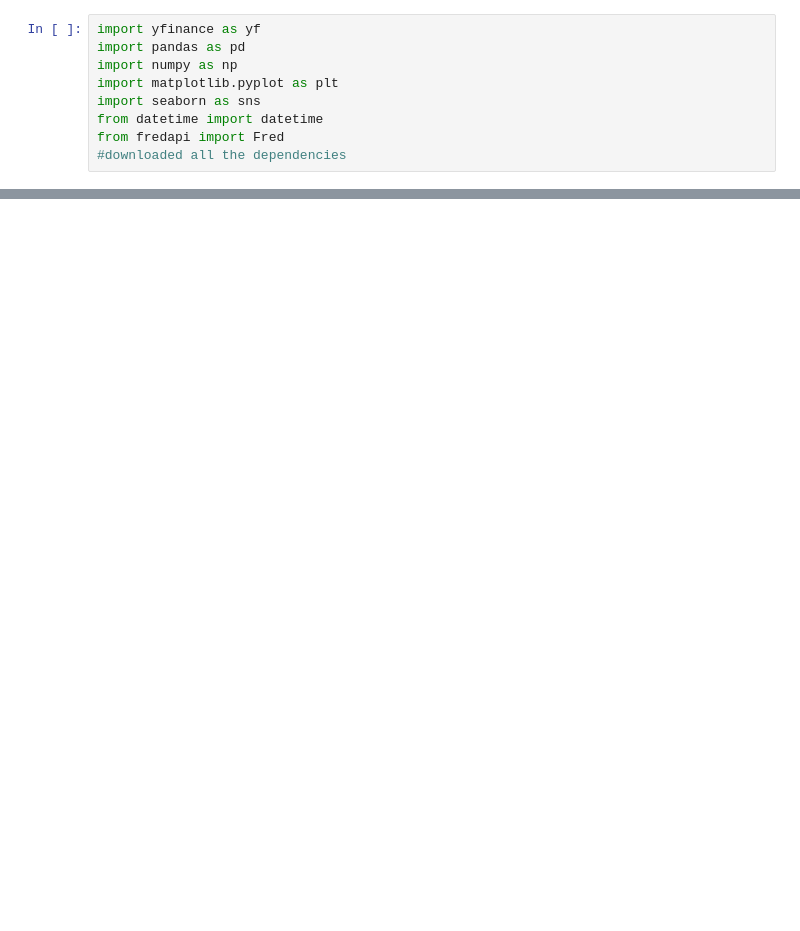
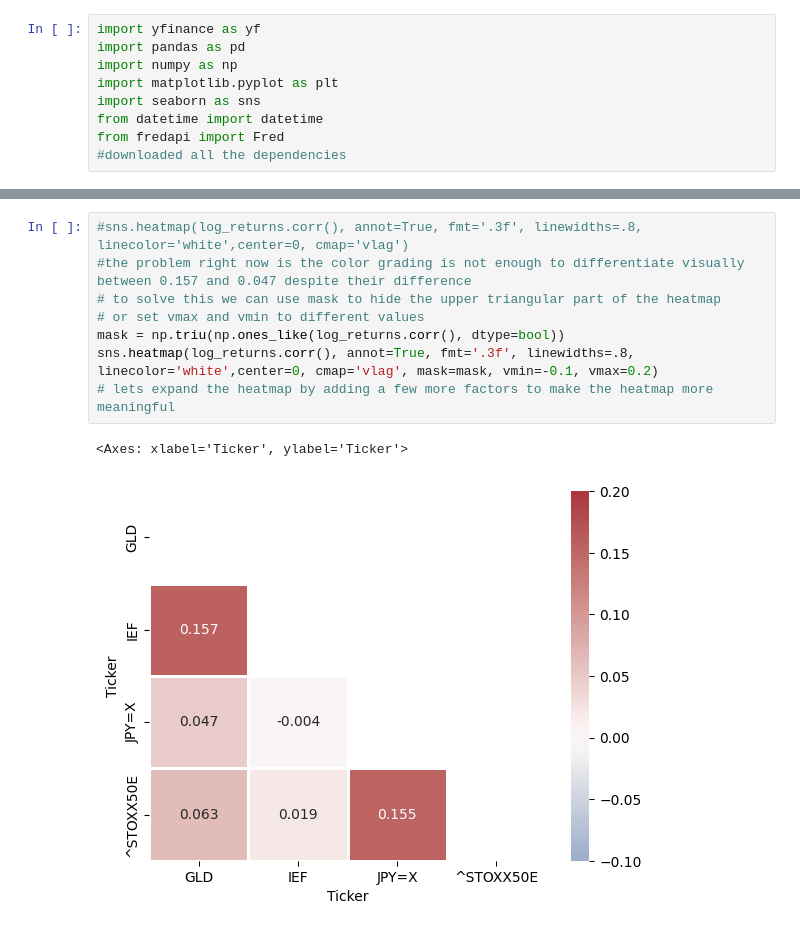
Before and after one commit to skanda137/heatmap, a Jupyter notebook: correlation.ipynb, the cells around one changed output, grey strips where cells are left out. Saved outputs shown, nothing was run; the diff lists cells and outputs as text; blank space fills up the shorter version.

```diff
--- a/correlation.ipynb
+++ b/correlation.ipynb
@@ -123,0 +153,11 @@ Date
+# %%
+#sns.heatmap(log_returns.corr(), annot=True, fmt='.3f', linewidths=.8, linecolor='white',center=0, cmap='vlag')
+#the problem right now is the color grading is not enough to differentiate visually between 0.157 and 0.047 despite their difference
+# to solve this we can use mask to hide the upper triangular part of the heatmap
+# or set vmax and vmin to different values
+mask = np.triu(np.ones_like(log_returns.corr(), dtype=bool))
+sns.heatmap(log_returns.corr(), annot=True, fmt='.3f', linewidths=.8, linecolor='white',center=0, cmap='vlag', mask=mask, vmin=-0.1, vmax=0.2)
+# lets expand the heatmap by adding a few more factors to make the heatmap more meaningful
+# %% [output]
+<Axes: xlabel='Ticker', ylabel='Ticker'>
+[figure, added]
```
Also changed, not shown: parts of 11 cells of this notebook.
